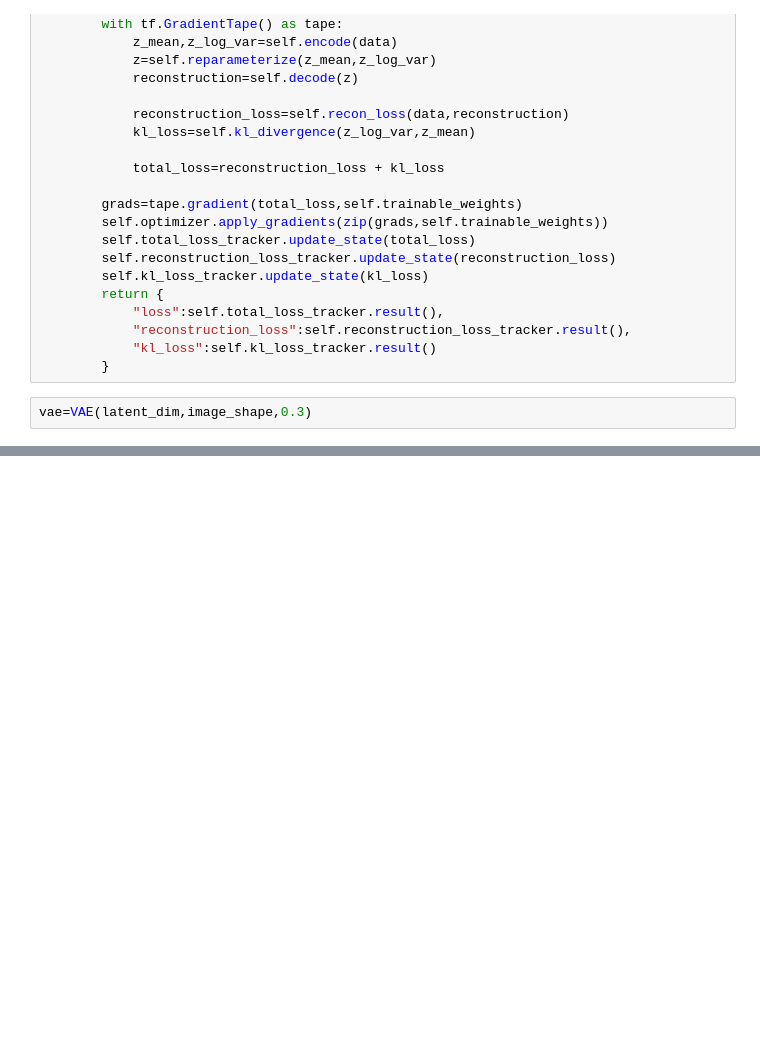
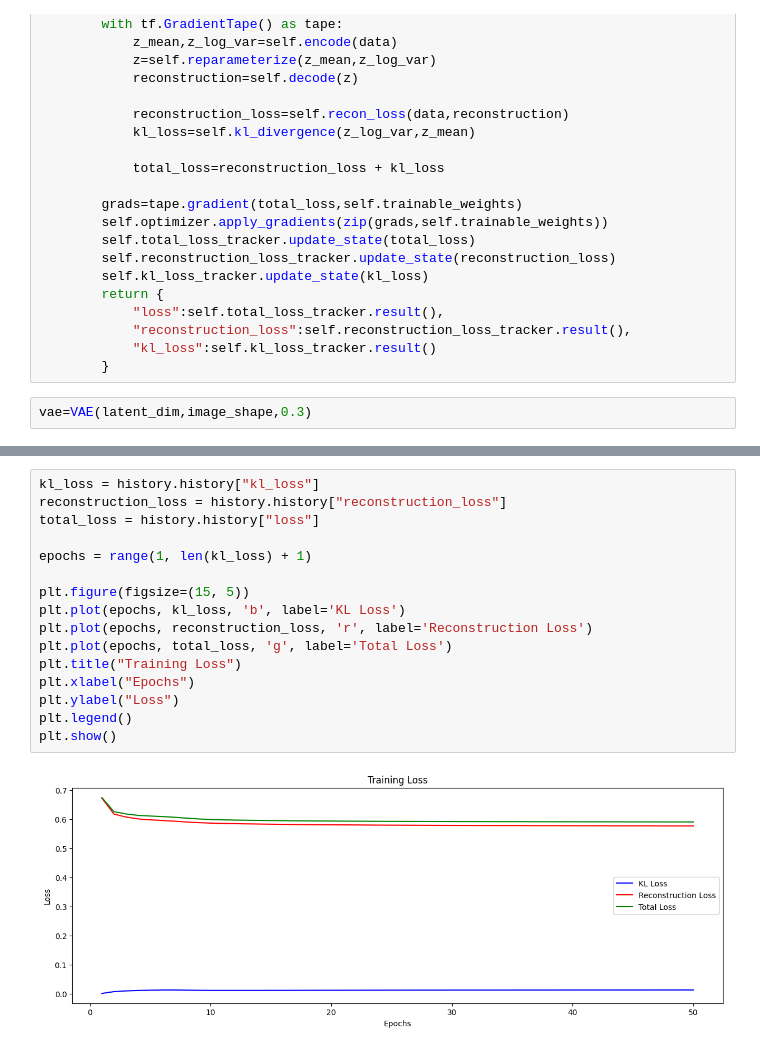
Before and after one commit to Purushotham011/Gen-AI, a Jupyter notebook: VAE.ipynb, the cells around one changed output, grey strips where cells are left out. Saved outputs shown, nothing was run; the diff lists cells and outputs as text; blank space fills up the shorter version.

```diff
--- a/VAE.ipynb
+++ b/VAE.ipynb
@@ -177,0 +170,18 @@ TypeError: plot_real_and_generated_images() takes 2 positional arguments but 3 w
+# %%
+kl_loss = history.history["kl_loss"]
+reconstruction_loss = history.history["reconstruction_loss"]
+total_loss = history.history["loss"]
+
+epochs = range(1, len(kl_loss) + 1)
+
+plt.figure(figsize=(15, 5))
+plt.plot(epochs, kl_loss, 'b', label='KL Loss')
+plt.plot(epochs, reconstruction_loss, 'r', label='Reconstruction Loss')
+plt.plot(epochs, total_loss, 'g', label='Total Loss')
+plt.title("Training Loss")
+plt.xlabel("Epochs")
+plt.ylabel("Loss")
+plt.legend()
+plt.show()
+# %% [output]
+[figure, added]
```
Also changed, not shown: parts of 4 cells of this notebook.
